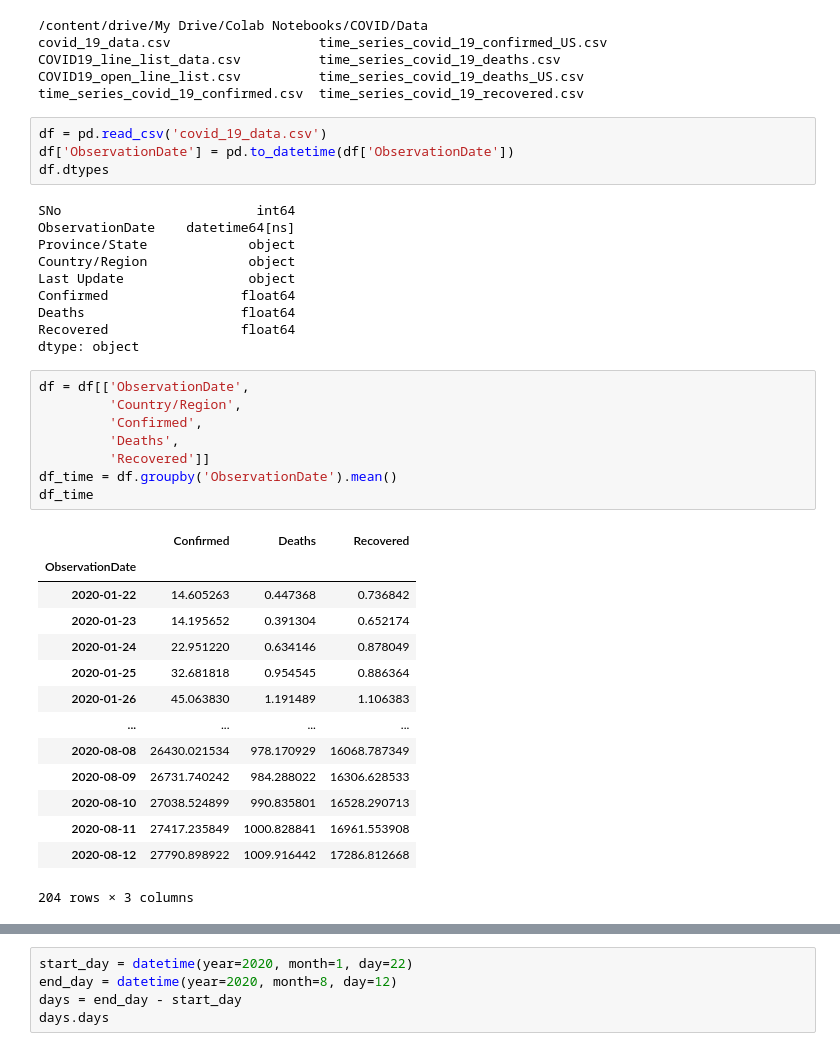
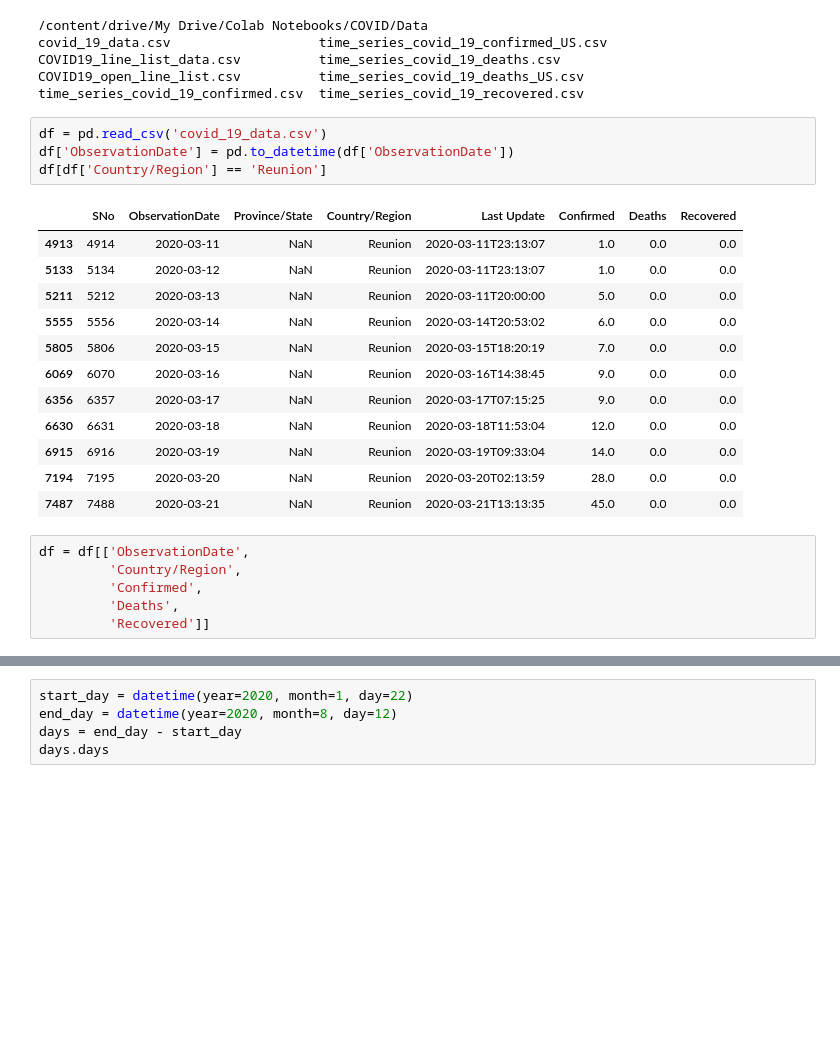
Before and after one commit to Edward-TL/covid, a Jupyter notebook: analisis_covid.ipynb, the cells around one changed output, grey strips where cells are left out. Saved outputs shown, nothing was run; the diff lists cells and outputs as text; blank space fills up the shorter version.

```diff
--- a/analisis_covid.ipynb
+++ b/analisis_covid.ipynb
@@ -42,37 +53,23 @@ time_series_covid_19_confirmed.csv  time_series_covid_19_recovered.csv
 # %%
 df = pd.read_csv('covid_19_data.csv')
 df['ObservationDate'] = pd.to_datetime(df['ObservationDate'])
-df.dtypes
+df[df['Country/Region'] == 'Reunion']
 # %% [output]
-SNo                         int64
-ObservationDate    datetime64[ns]
-Province/State             object
-Country/Region             object
-Last Update                object
-Confirmed                 float64
-Deaths                    float64
-Recovered                 float64
-dtype: object
+|  | SNo | ObservationDate | Province/State | Country/Region | Last Update | Confirmed | Deaths | Recovered |
+| 4913 | 4914 | 2020-03-11 | NaN | Reunion | 2020-03-11T23:13:07 | 1.0 | 0.0 | 0.0 |
+| 5133 | 5134 | 2020-03-12 | NaN | Reunion | 2020-03-11T23:13:07 | 1.0 | 0.0 | 0.0 |
+| 5211 | 5212 | 2020-03-13 | NaN | Reunion | 2020-03-11T20:00:00 | 5.0 | 0.0 | 0.0 |
+| 5555 | 5556 | 2020-03-14 | NaN | Reunion | 2020-03-14T20:53:02 | 6.0 | 0.0 | 0.0 |
+| 5805 | 5806 | 2020-03-15 | NaN | Reunion | 2020-03-15T18:20:19 | 7.0 | 0.0 | 0.0 |
+| 6069 | 6070 | 2020-03-16 | NaN | Reunion | 2020-03-16T14:38:45 | 9.0 | 0.0 | 0.0 |
+| 6356 | 6357 | 2020-03-17 | NaN | Reunion | 2020-03-17T07:15:25 | 9.0 | 0.0 | 0.0 |
+| 6630 | 6631 | 2020-03-18 | NaN | Reunion | 2020-03-18T11:53:04 | 12.0 | 0.0 | 0.0 |
+| 6915 | 6916 | 2020-03-19 | NaN | Reunion | 2020-03-19T09:33:04 | 14.0 | 0.0 | 0.0 |
+| 7194 | 7195 | 2020-03-20 | NaN | Reunion | 2020-03-20T02:13:59 | 28.0 | 0.0 | 0.0 |
+| 7487 | 7488 | 2020-03-21 | NaN | Reunion | 2020-03-21T13:13:35 | 45.0 | 0.0 | 0.0 |
 # %%
 df = df[['ObservationDate',
          'Country/Region',
          'Confirmed',
          'Deaths',
          'Recovered']]
-df_time = df.groupby('ObservationDate').mean()
-df_time
-# %% [output]
-|  | Confirmed | Deaths | Recovered |
-| ObservationDate |  |  |  |
-| 2020-01-22 | 14.605263 | 0.447368 | 0.736842 |
-| 2020-01-23 | 14.195652 | 0.391304 | 0.652174 |
-| 2020-01-24 | 22.951220 | 0.634146 | 0.878049 |
-| 2020-01-25 | 32.681818 | 0.954545 | 0.886364 |
-| 2020-01-26 | 45.063830 | 1.191489 | 1.106383 |
-| ... | ... | ... | ... |
-| 2020-08-08 | 26430.021534 | 978.170929 | 16068.787349 |
-| 2020-08-09 | 26731.740242 | 984.288022 | 16306.628533 |
-| 2020-08-10 | 27038.524899 | 990.835801 | 16528.290713 |
-| 2020-08-11 | 27417.235849 | 1000.828841 | 16961.553908 |
-| 2020-08-12 | 27790.898922 | 1009.916442 | 17286.812668 |
-204 rows × 3 columns
```
Also changed, not shown: parts of 13 cells of this notebook.
